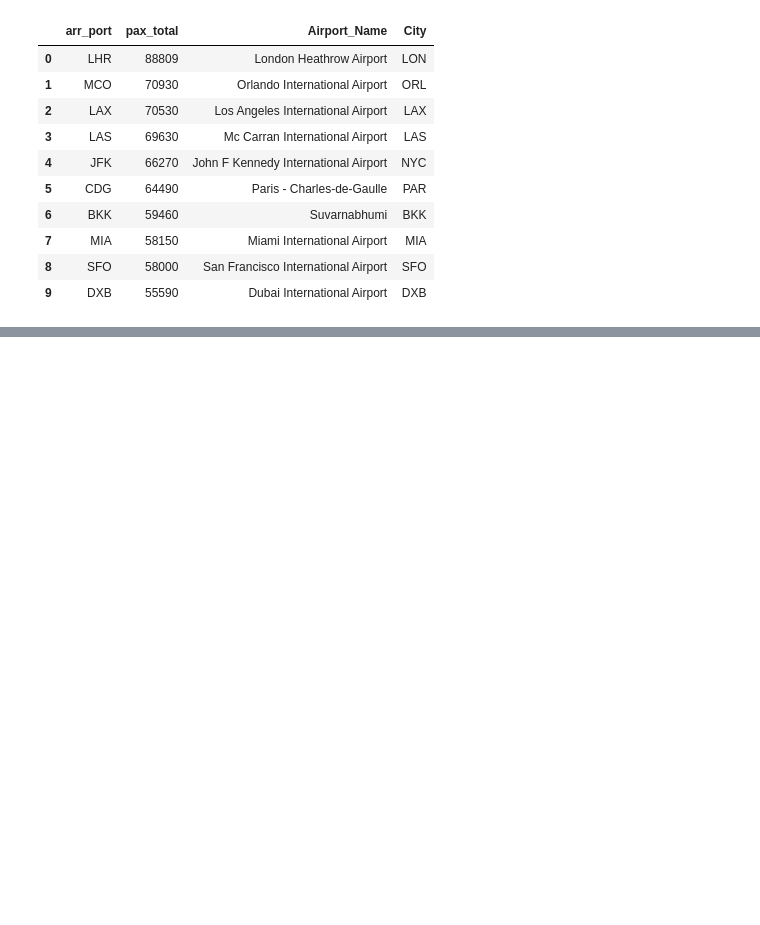
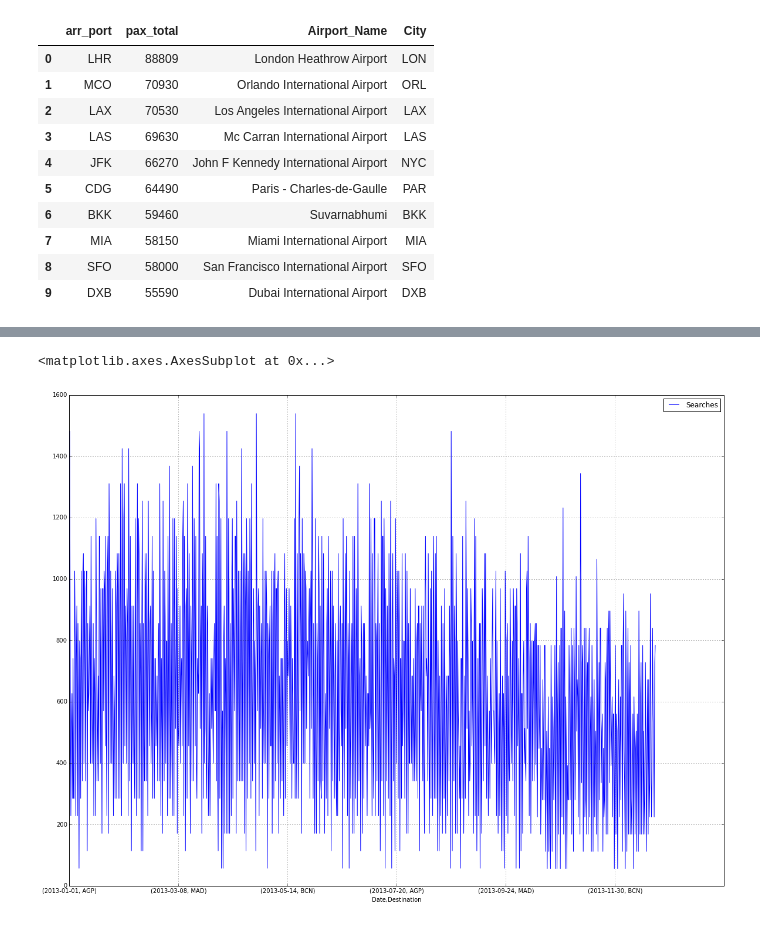
Before and after one commit to XGenAnalytics/data-science, a Jupyter notebook: Flights/Exercises.ipynb, the cells around one changed output, grey strips where cells are left out. Cells and saved outputs as stored; diff of their text form; code cells hidden in the pictures; blank space fills up the shorter version.

```diff
--- a/Flights/Exercises.ipynb
+++ b/Flights/Exercises.ipynb
@@ -95,0 +130,8 @@ Top 10 arrival airports in the world in 2013 with Airport and City Names
+# %%
+df2=df_search[df_search['Destination'].isin(['BCN', 'MAD', 'AGP'])]
+# %%
+df2['Searches']=1
+# %%
+rcParams['figure.figsize'] = 20, 15
+# %%
+df3= df2.groupby(['Date','Destination']).sum()
@@ -95,0 +148,5 @@ Top 10 arrival airports in the world in 2013 with Airport and City Names
+# %%
+df3.plot()
+# %% [output]
+<matplotlib.axes.AxesSubplot at 0x...>
+[figure, added]
```
Also changed, not shown: parts of 9 cells of this notebook.
